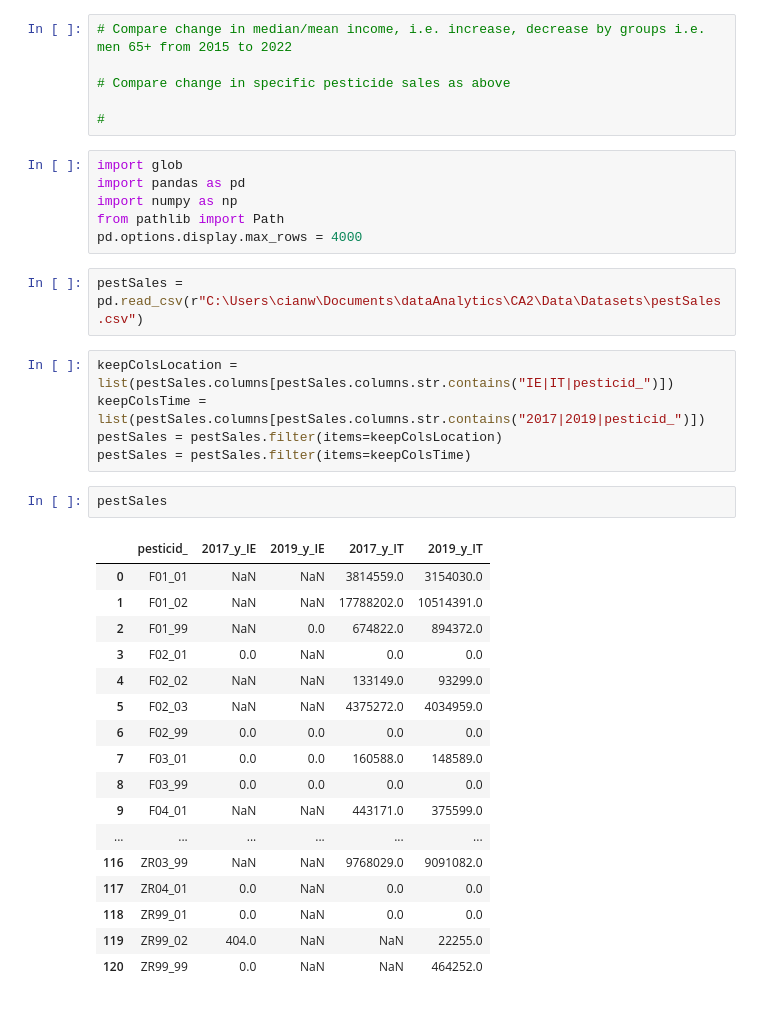
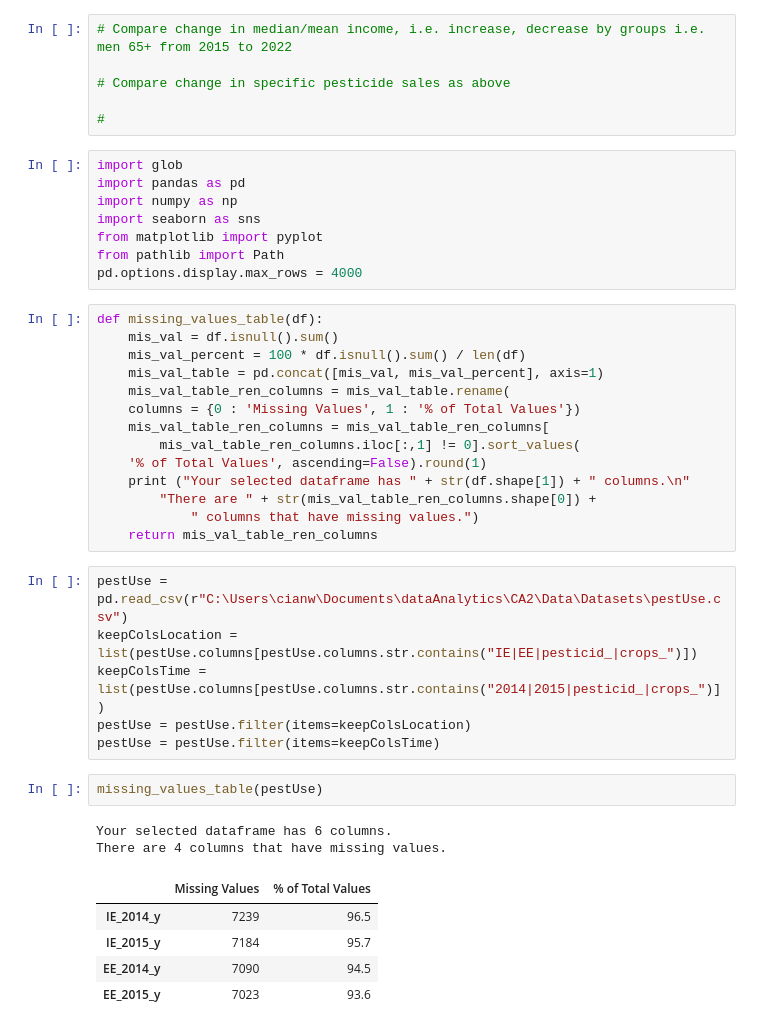
Before and after one commit to cianWalshA/CCT_DA_CA2_AGRI, a Jupyter notebook: Statistics.ipynb, the cells around one changed output. Saved outputs shown, nothing was run; the diff lists cells and outputs as text.

```diff
--- a/Statistics.ipynb
+++ b/Statistics.ipynb
@@ -8,32 +8,37 @@
 import glob
 import pandas as pd
 import numpy as np
+import seaborn as sns
+from matplotlib import pyplot
 from pathlib import Path
 pd.options.display.max_rows = 4000
-# %%
-pestSales = pd.read_csv(r"C:\Users\cianw\Documents\dataAnalytics\CA2\Data\Datasets\pestSales.csv")
+# %%
+def missing_values_table(df):
+    mis_val = df.isnull().sum()
+    mis_val_percent = 100 * df.isnull().sum() / len(df)
+    mis_val_table = pd.concat([mis_val, mis_val_percent], axis=1)
+    mis_val_table_ren_columns = mis_val_table.rename(
+    columns = {0 : 'Missing Values', 1 : '% of Total Values'})
+    mis_val_table_ren_columns = mis_val_table_ren_columns[
+        mis_val_table_ren_columns.iloc[:,1] != 0].sort_values(
+    '% of Total Values', ascending=False).round(1)
+    print ("Your selected dataframe has " + str(df.shape[1]) + " columns.\n"
+        "There are " + str(mis_val_table_ren_columns.shape[0]) +
+            " columns that have missing values.")
+    return mis_val_table_ren_columns
 # %%
-keepColsLocation = list(pestSales.columns[pestSales.columns.str.contains("IE|IT|pesticid_")])
-keepColsTime = list(pestSales.columns[pestSales.columns.str.contains("2017|2019|pesticid_")])
-pestSales = pestSales.filter(items=keepColsLocation)
-pestSales = pestSales.filter(items=keepColsTime)
+pestUse = pd.read_csv(r"C:\Users\cianw\Documents\dataAnalytics\CA2\Data\Datasets\pestUse.csv")
+keepColsLocation = list(pestUse.columns[pestUse.columns.str.contains("IE|EE|pesticid_|crops_")])
+keepColsTime = list(pestUse.columns[pestUse.columns.str.contains("2014|2015|pesticid_|crops_")])
+pestUse = pestUse.filter(items=keepColsLocation)
+pestUse = pestUse.filter(items=keepColsTime)
-# %%
-pestSales
-# %% [output]
-|  | pesticid_ | 2017_y_IE | 2019_y_IE | 2017_y_IT | 2019_y_IT |
-| 0 | F01_01 | NaN | NaN | 3814559.0 | 3154030.0 |
-| 1 | F01_02 | NaN | NaN | 17788202.0 | 10514391.0 |
-| 2 | F01_99 | NaN | 0.0 | 674822.0 | 894372.0 |
-| 3 | F02_01 | 0.0 | NaN | 0.0 | 0.0 |
-| 4 | F02_02 | NaN | NaN | 133149.0 | 93299.0 |
-| 5 | F02_03 | NaN | NaN | 4375272.0 | 4034959.0 |
-| 6 | F02_99 | 0.0 | 0.0 | 0.0 | 0.0 |
-| 7 | F03_01 | 0.0 | 0.0 | 160588.0 | 148589.0 |
-| 8 | F03_99 | 0.0 | 0.0 | 0.0 | 0.0 |
-| 9 | F04_01 | NaN | NaN | 443171.0 | 375599.0 |
-| ... | ... | ... | ... | ... | ... |
-| 116 | ZR03_99 | NaN | NaN | 9768029.0 | 9091082.0 |
-| 117 | ZR04_01 | 0.0 | NaN | 0.0 | 0.0 |
-| 118 | ZR99_01 | 0.0 | NaN | 0.0 | 0.0 |
-| 119 | ZR99_02 | 404.0 | NaN | NaN | 22255.0 |
-| 120 | ZR99_99 | 0.0 | NaN | NaN | 464252.0 |
+# %%
+missing_values_table(pestUse)
+# %% [output]
+Your selected dataframe has 6 columns.
+There are 4 columns that have missing values.
+|  | Missing Values | % of Total Values |
+| IE_2014_y | 7239 | 96.5 |
+| IE_2015_y | 7184 | 95.7 |
+| EE_2014_y | 7090 | 94.5 |
+| EE_2015_y | 7023 | 93.6 |
```
Also changed, not shown: parts of 8 cells of this notebook, 1 other file.
